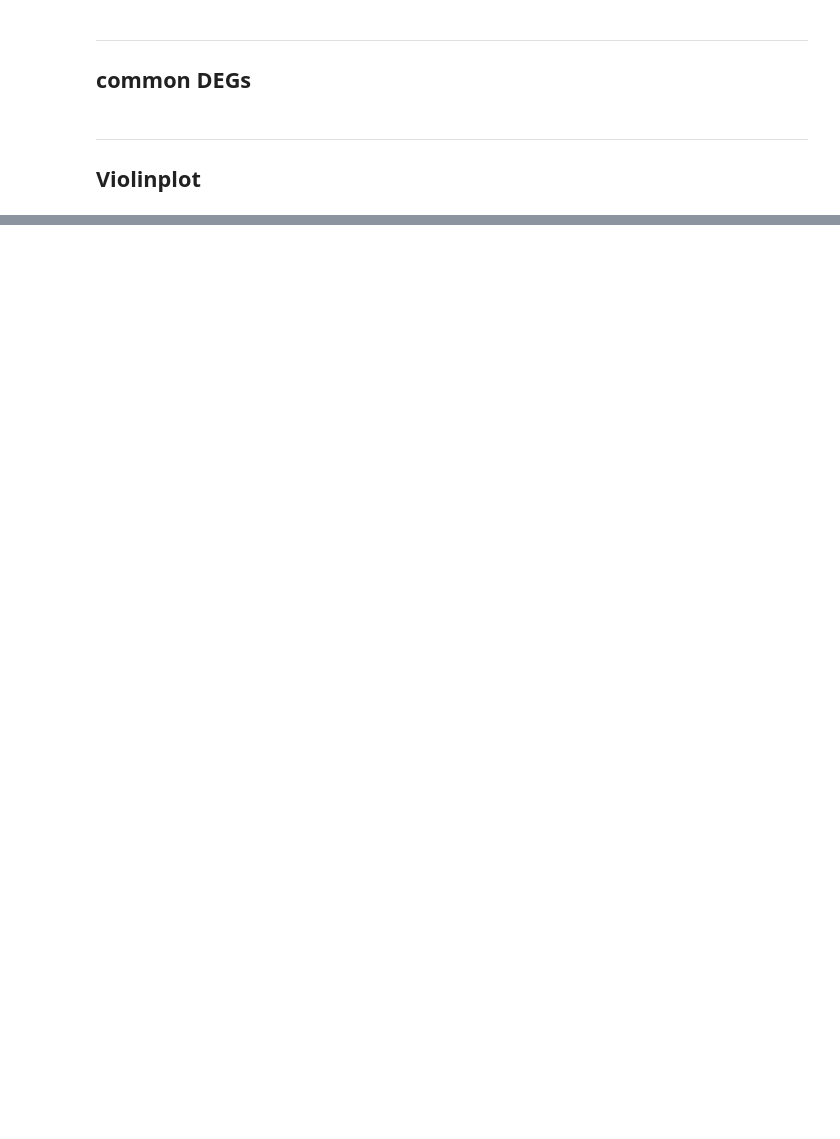
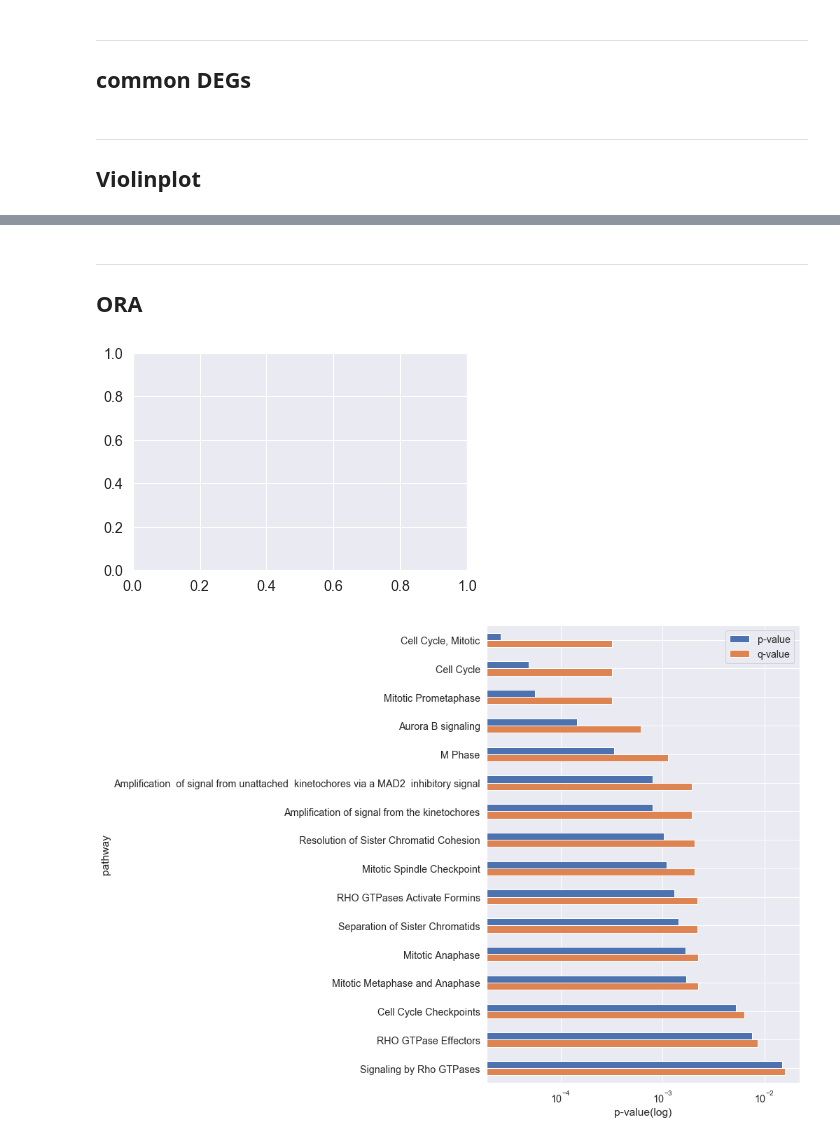
Before and after one commit to boringariel/Data_preprocessing, a Jupyter notebook: Pediatric_ALL_DEG.ipynb, the cells around one changed output, grey strips where cells are left out. Drawn from its saved outputs; the diff is of its cells as text; code cells hidden in the pictures; blank space fills up the shorter version.

```diff
--- a/Pediatric_ALL_DEG.ipynb
+++ b/Pediatric_ALL_DEG.ipynb
@@ -362,0 +432,19 @@ f.savefig('./violinplot.png', dpi=300)
+# %% [markdown]
+---
+## ORA
+# %%
+ora = pd.read_csv('./DEG_merge/p001/ORA_results_pl.tsv', sep='\t')
+
+ora2 = ora[['p-value', 'q-value', 'pathway']]
+ora2 = ora2.set_index('pathway')
+# %%
+plt.subplots()
+
+ax = ora2.plot(kind = 'barh', figsize = (8,12), logx = True)
+ax.set(xlabel = 'p-value(log)')
+ax.invert_yaxis()
+
+plt.savefig('./ORA.png', dpi=300, bbox_inches='tight')
+# %% [output]
+[figure, added]
+[figure, added]
```
Also changed, not shown: parts of 17 cells of this notebook.
